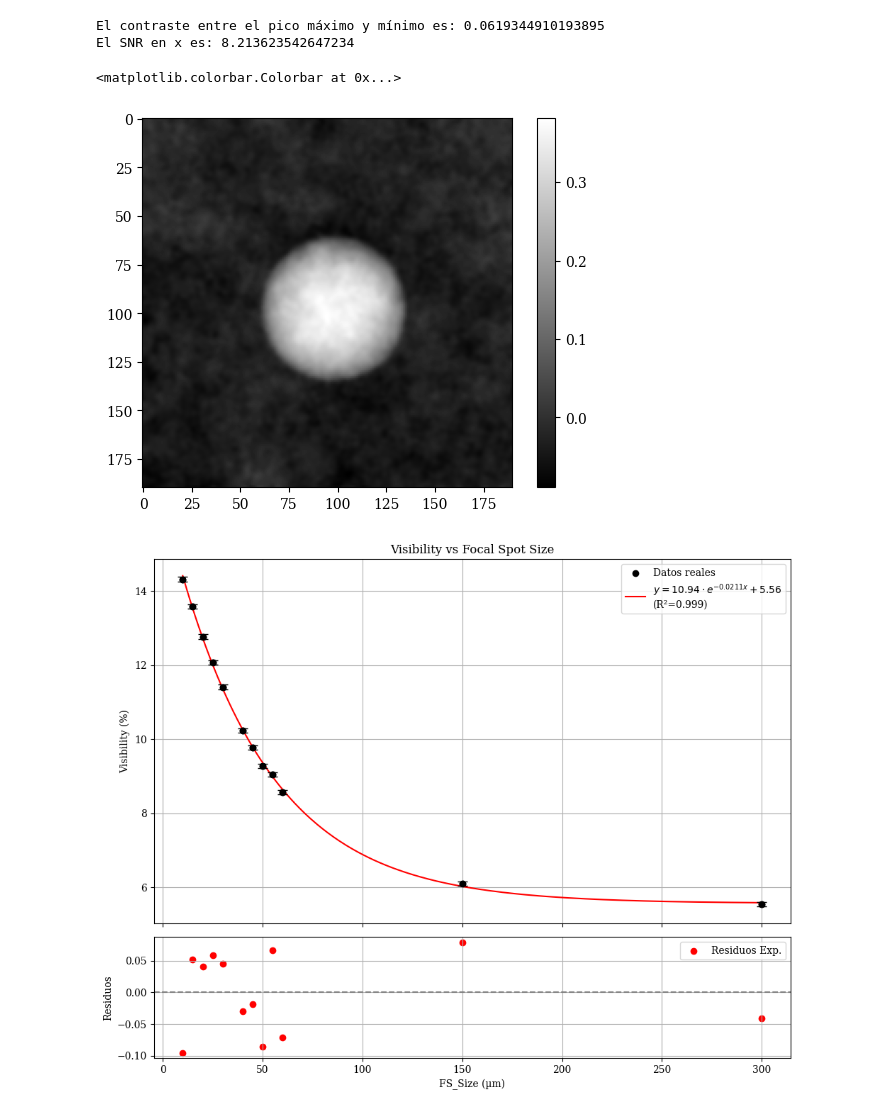
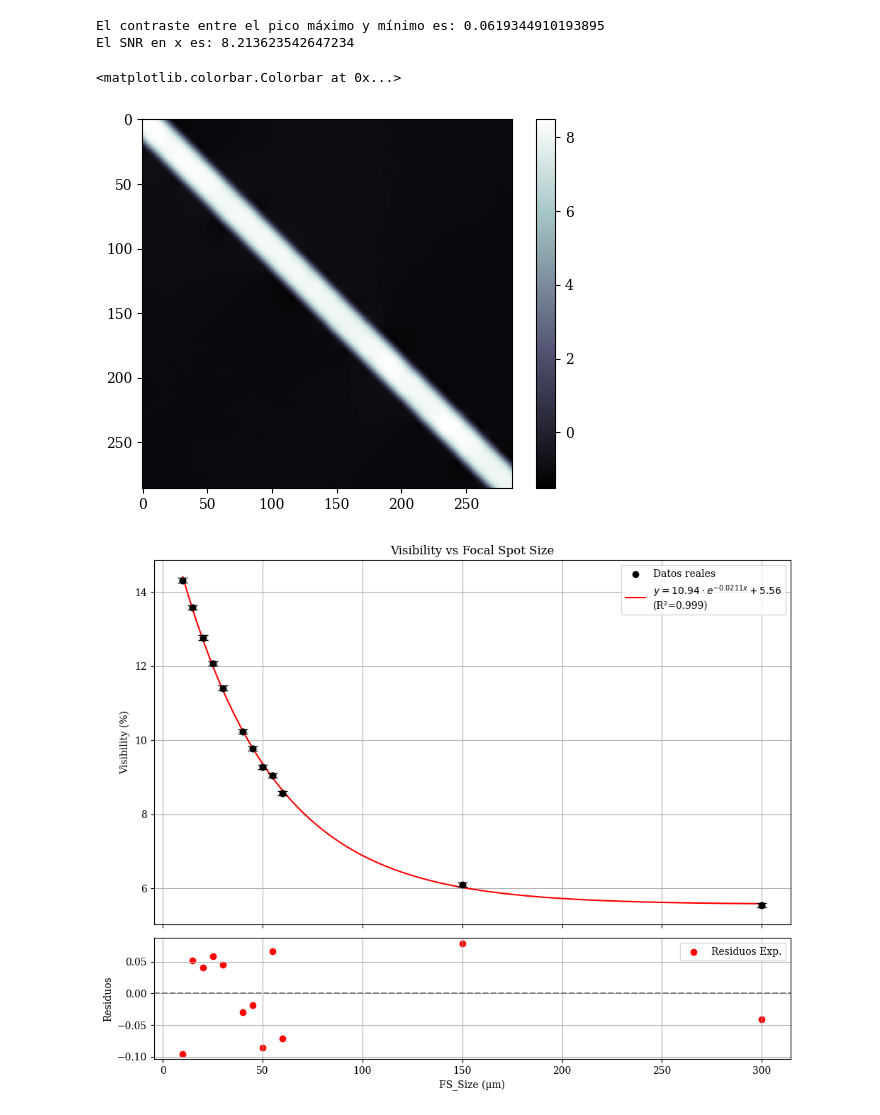
Before and after one commit to roshak1197/CATNIP_Val, a Jupyter notebook: read_High.ipynb, the cells around one changed output. Cells and saved outputs as stored; diff of their text form; code cells hidden in the pictures.

```diff
--- a/read_High.ipynb
+++ b/read_High.ipynb
@@ -192,8 +192,8 @@ ref = REF # Establishing empty arrays to put SB-PCXI data into
 sam = RAW#np.load(f"DATA_Prosesada_14.75keV/RAW_FF_14.75keV.npy")
 
 
-UMPA_res2 = UMPA.match(sam, ref, 3,max_shift=10) # provide sample and reference images in input to #UMPA, 3 is the window size (user defined)
-UMPA_bias2 = UMPA.match(ref, ref, 3,max_shift=10) # UMPA sometimes can output images with a #sistematic bias: you can compute this by taking UMPA result from ref Vs ref
+UMPA_res2 = UMPA.match(sam, ref, 4,max_shift=10) # provide sample and reference images in input to #UMPA, 3 is the window size (user defined)
+UMPA_bias2 = UMPA.match(ref, ref, 4,max_shift=10) # UMPA sometimes can output images with a #sistematic bias: you can compute this by taking UMPA result from ref Vs ref
 #UMPA_res2 = UMPA.match(np.expand_dims(sam[0],axis=0), np.expand_dims(ref[0],axis=0), 4,max_shift=10) # provide sample and reference images in input to #UMPA, 3 is the window size (user defined)
 #UMPA_bias2 = UMPA.match(np.expand_dims(ref[0],axis=0), np.expand_dims(ref[0],axis=0), 4,max_shift=10)
 def inverse_grad(grad_x: np.ndarray, grad_y: np.ndarray, epsilon: float = 1e-6) -> np.ndarray:
@@ -404,11 +404,11 @@ def phaseint_fourier(dpc_row, dpc_col):
 # %%
 phaseint_fourier(dx, dy)
 phi_UMPA = phaseint_fourier(dx, dy)
-plt.imshow(phi_UMPA, cmap='gray')
+plt.imshow(phi_UMPA, cmap='bone')
 plt.colorbar()
 # %% [output]
 <matplotlib.colorbar.Colorbar at 0x...>
-[figure, old version]
+[figure, new version]
 # %%
 import numpy as np
 import matplotlib.pyplot as plt
```
Also changed, not shown: parts of 1 cell of this notebook, 12 other files.
